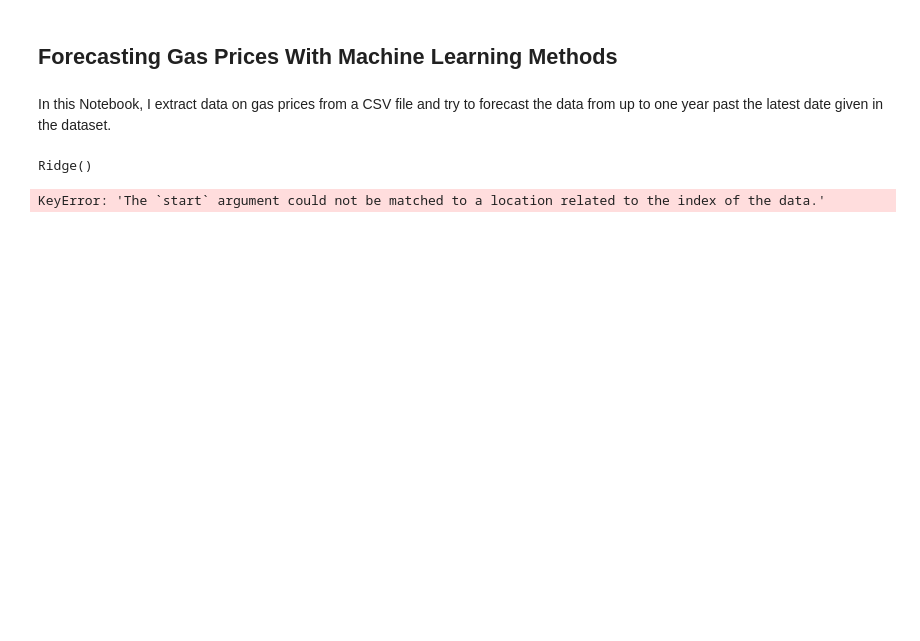
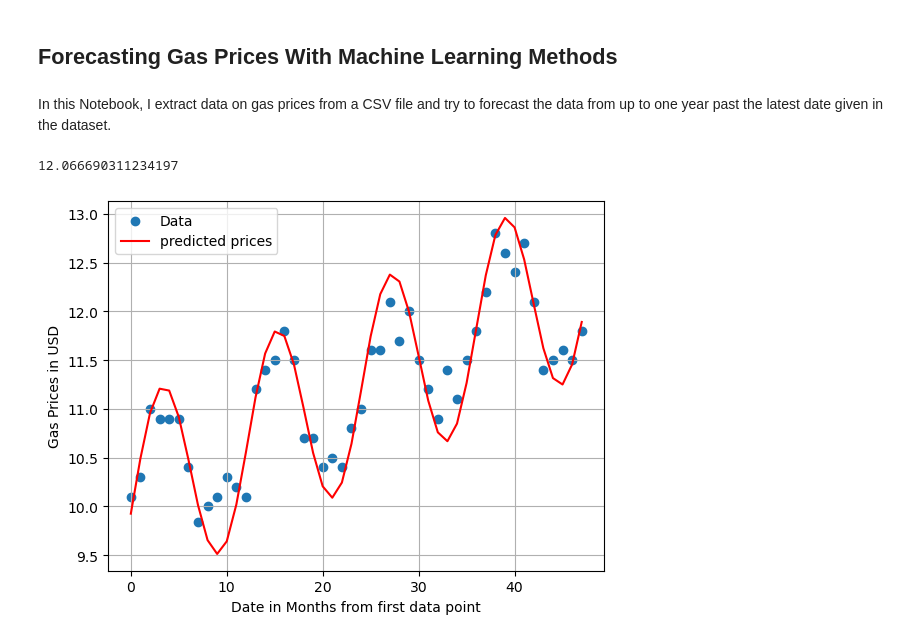
Before and after one commit to db423/ml-projects, a Jupyter notebook: Gas Prices.ipynb, the cells around one changed output. Saved outputs shown, nothing was run; the diff lists cells and outputs as text; code cells hidden in the pictures; blank space fills up the shorter version.

Commit message:
Fixed model

```diff
--- a/Gas Prices.ipynb
+++ b/Gas Prices.ipynb
@@ -11,4 +13,4 @@ from sklearn.linear_model import Ridge
 # %%
-csv_path = Path("downloads/Nat_Gas.csv")
+csv_path = Path.home() /"downloads"/ "Nat_Gas.csv"
 df = pd.read_csv(csv_path,low_memory = False)
 # %%
@@ -35,33 +47,20 @@ X = pd.concat([df[["t"]], fourier], axis=1)
-# %%
-model = Ridge(alpha=1.0)
-model.fit(X, y)
-# %% [output]
-Ridge()
 # %%
-def estimate_gas_price(date_str: str) -> float:
-    """
-    Estimate the gas price for a given date.
-    Date must be within historical range or up to 12 months in the future.
-    """
-    date = pd.to_datetime(date_str)
+dates = np.arange(48)
+gas_prices = df['Prices']
 
-    last_date = ts.index[-1]
-
-    # If date is in the past (or observed range)
-    if date <= last_date:
-        # Get model-smoothed estimate
-        prediction = results.get_prediction(start=date, end=date)
-        return float(prediction.predicted_mean.iloc[0])
-
-    # If date is in the future (max 12 months)
-    months_ahead = (date.year - last_date.year) * 12 + (date.month - last_date.month)
-
-    if months_ahead > 12:
-        raise ValueError("Forecast horizon exceeds 12 months.")
-
-    forecast = results.get_forecast(steps=months_ahead)
-    return float(forecast.predicted_mean.iloc[-1])
+predict_gas_prices = fit_gas_prices(dates, gas_prices) #our linear sin graph
+date_to_predict = 58
+predicted_price = predict_gas_prices(date_to_predict)
+print(predicted_price)
+# %% [output]
+12.066690311234197
-# %%
-estimate_gas_price("2019-02-01")
-# %% [output]
-KeyError: 'The `start` argument could not be matched to a location related to the index of the data.'
+# %%
+plt.scatter(dates,gas_prices,label = 'Data')
+plt.plot(dates,predict_gas_prices(np.array(dates)),color = 'red',label = 'predicted prices')
+plt.xlabel('Date in Months from first data point')
+plt.ylabel('Gas Prices in USD')
+plt.legend()
+plt.grid(True)
+plt.show()
+# %% [output]
+[figure, added]
```
Also changed, not shown: parts of 3 cells of this notebook.
